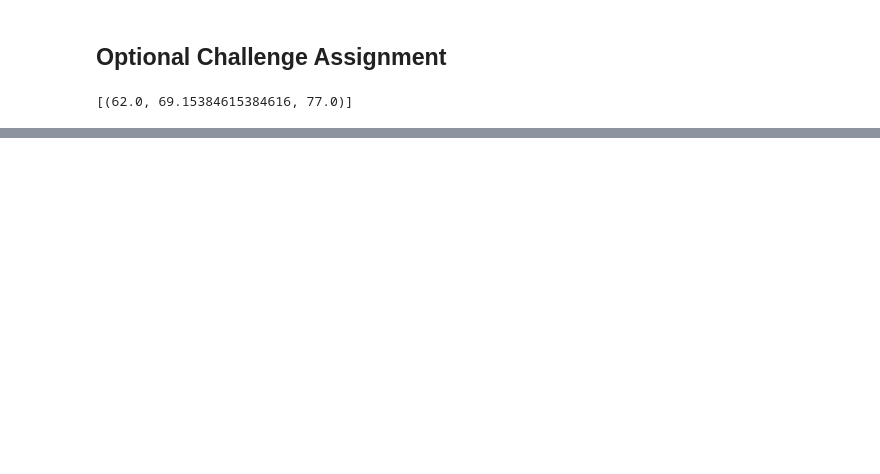
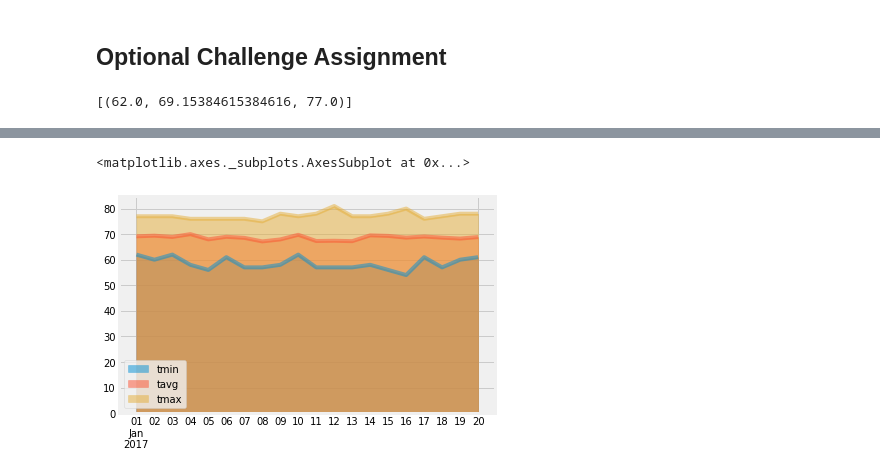
Before and after one commit to ForrestMcDougal/dataStorageAndRetrievalHW, a Jupyter notebook: climate_starter.ipynb, the cells around one changed output, grey strips where cells are left out. Cells and saved outputs as stored; diff of their text form; code cells hidden in the pictures; blank space fills up the shorter version.

```diff
--- a/climate_starter.ipynb
+++ b/climate_starter.ipynb
@@ -283,3 +344,4 @@ daily_normals("01-01")
 # %%
 # Plot the daily normals as an area plot with `stacked=False`
+trip_df.plot.area(stacked=False)
 # %% [output]
@@ -287,0 +348,2 @@ daily_normals("01-01")
+<matplotlib.axes._subplots.AxesSubplot at 0x...>
+[figure, added]
```
Also changed, not shown: parts of 7 cells of this notebook.
